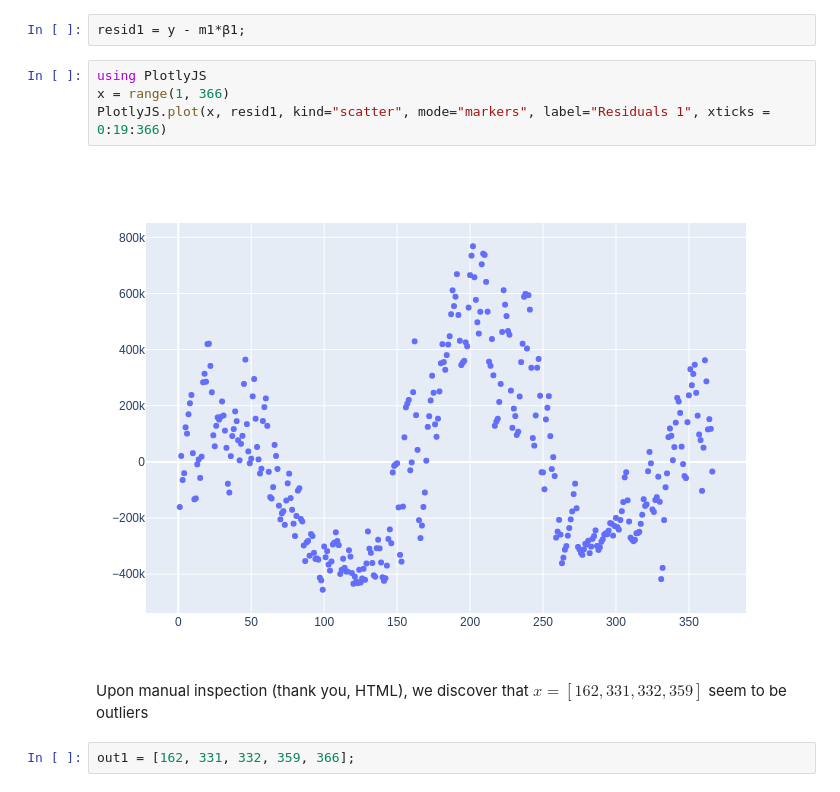
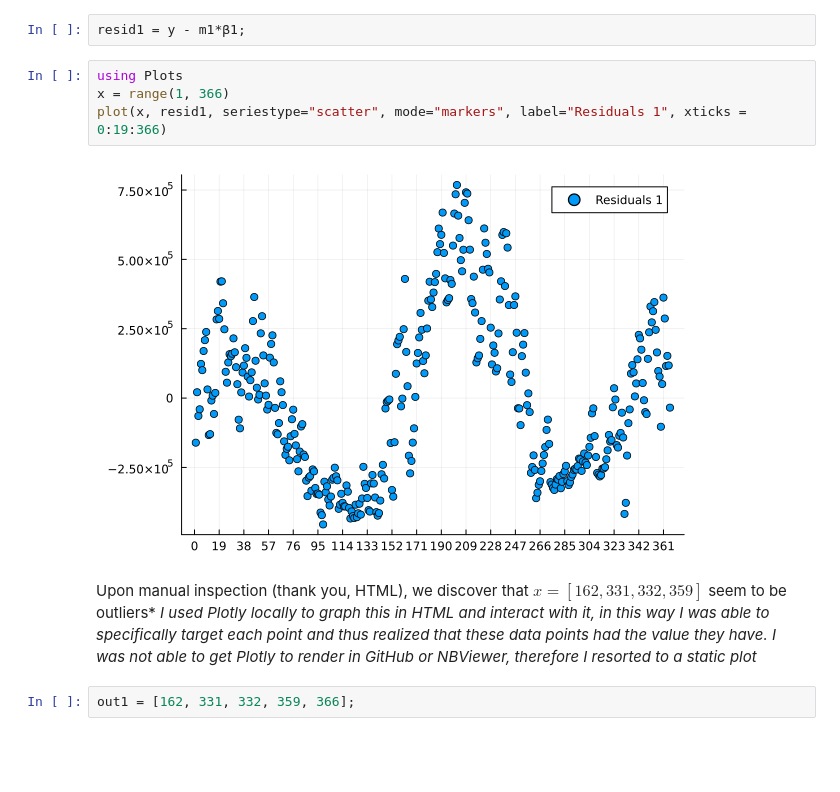
Before and after one commit to camilovelezr/umdpub, a Jupyter notebook: math420/h1_camilovelezr.ipynb, the cells around one changed output. Saved outputs shown, nothing was run; the diff lists cells and outputs as text; blank space fills up the shorter version.

Commit message:
removed html

```diff
--- a/math420/h1_camilovelezr.ipynb
+++ b/math420/h1_camilovelezr.ipynb
@@ -60,13 +60,14 @@ Since the value of $\beta_{1}$ is smallest for Sunday, we could assume from this
 # %%
 resid1 = y - m1*β1;
 # %%
-using PlotlyJS
+using Plots
 x = range(1, 366)
-PlotlyJS.plot(x, resid1, kind="scatter", mode="markers", label="Residuals 1", xticks = 0:19:366)
+plot(x, resid1, seriestype="scatter", mode="markers", label="Residuals 1", xticks = 0:19:366)
 # %% [output]
-[figure, old version]
+[figure, new version]
-# %% [markdown]
-Upon manual inspection (thank you, HTML), we discover that $x=[162, 331, 332, 359]$ seem to be outliers
+# %% [markdown]
+Upon manual inspection (thank you, HTML), we discover that $x=[162, 331, 332, 359]$ seem to be outliers*
+*I used Plotly locally to graph this in HTML and interact with it, in this way I was able to specifically target each point and thus realized that these data points had the value they have. I was not able to get Plotly to render in GitHub or NBViewer, therefore I resorted to a static plot*
 # %%
 out1 = [162, 331, 332, 359, 366];
 # %%
```
Also changed, not shown: parts of 5 cells of this notebook.
